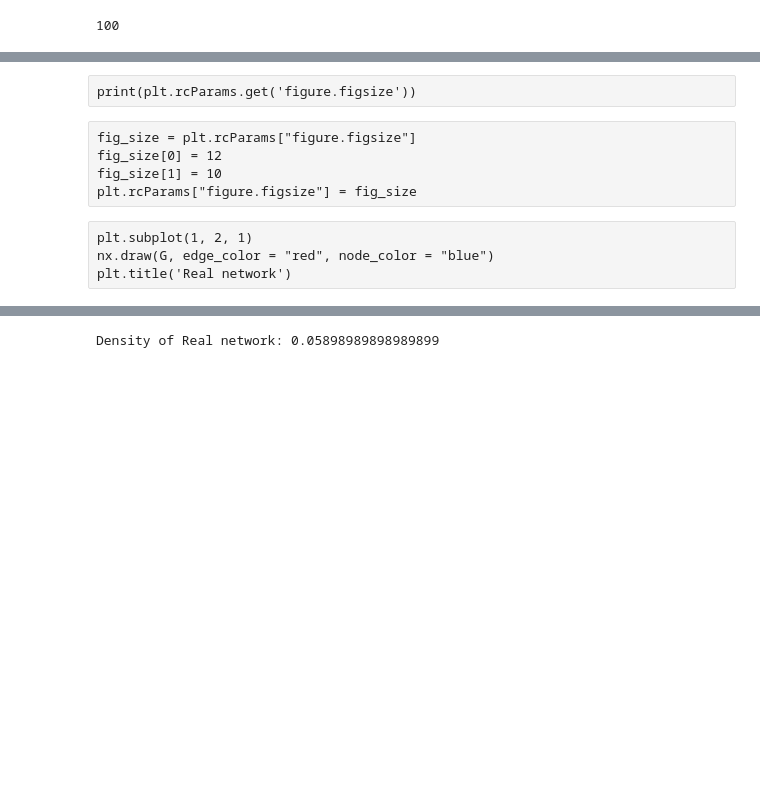
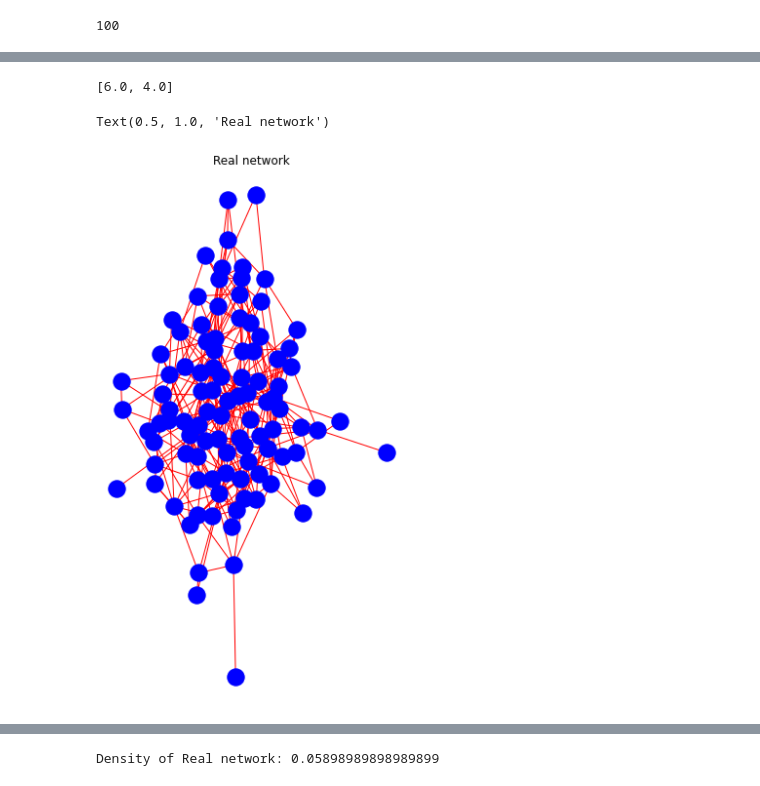
Before and after one commit to gatto/ds-network-analysis, a Jupyter notebook: py/Giulia_network_creation.ipynb, the cells around one changed output, grey strips where cells are left out. Saved outputs shown, nothing was run; the diff lists cells and outputs as text; code cells hidden in the pictures; blank space fills up the shorter version.

```diff
--- a/py/Giulia_network_creation.ipynb
+++ b/py/Giulia_network_creation.ipynb
@@ -211,14 +211,19 @@ plt.show()
-# %% [raw]
-print(plt.rcParams.get('figure.figsize'))
-# %% [raw]
-fig_size = plt.rcParams["figure.figsize"]
-fig_size[0] = 12
-fig_size[1] = 10
-plt.rcParams["figure.figsize"] = fig_size
-# %% [raw]
-plt.subplot(1, 2, 1)
-nx.draw(G, edge_color = "red", node_color = "blue")
-plt.title('Real network')
+# %%
+print(plt.rcParams.get('figure.figsize'))
+# %% [output]
+[6.0, 4.0]
+# %%
+fig_size = plt.rcParams["figure.figsize"]
+fig_size[0] = 12
+fig_size[1] = 10
+plt.rcParams["figure.figsize"] = fig_size
+# %%
+plt.subplot(1, 2, 1)
+nx.draw(G, edge_color = "red", node_color = "blue")
+plt.title('Real network')
+# %% [output]
+Text(0.5, 1.0, 'Real network')
+[figure, added]
 # %%
 def density(G):
     n = G.number_of_nodes()
```
Also changed, not shown: parts of 19 cells of this notebook.
